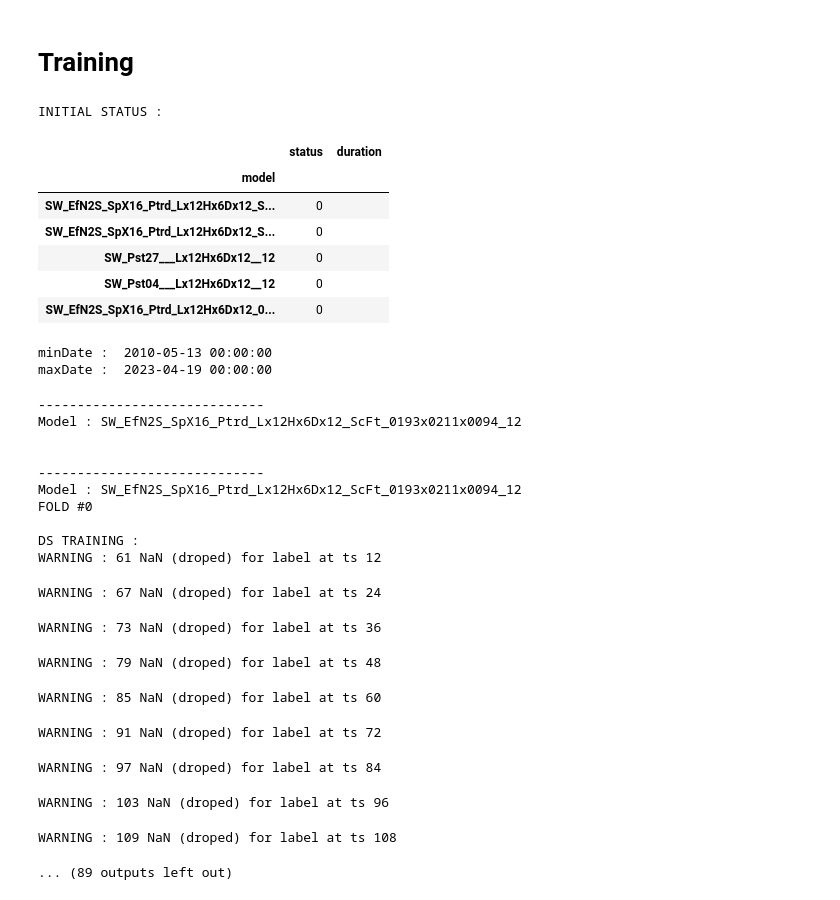
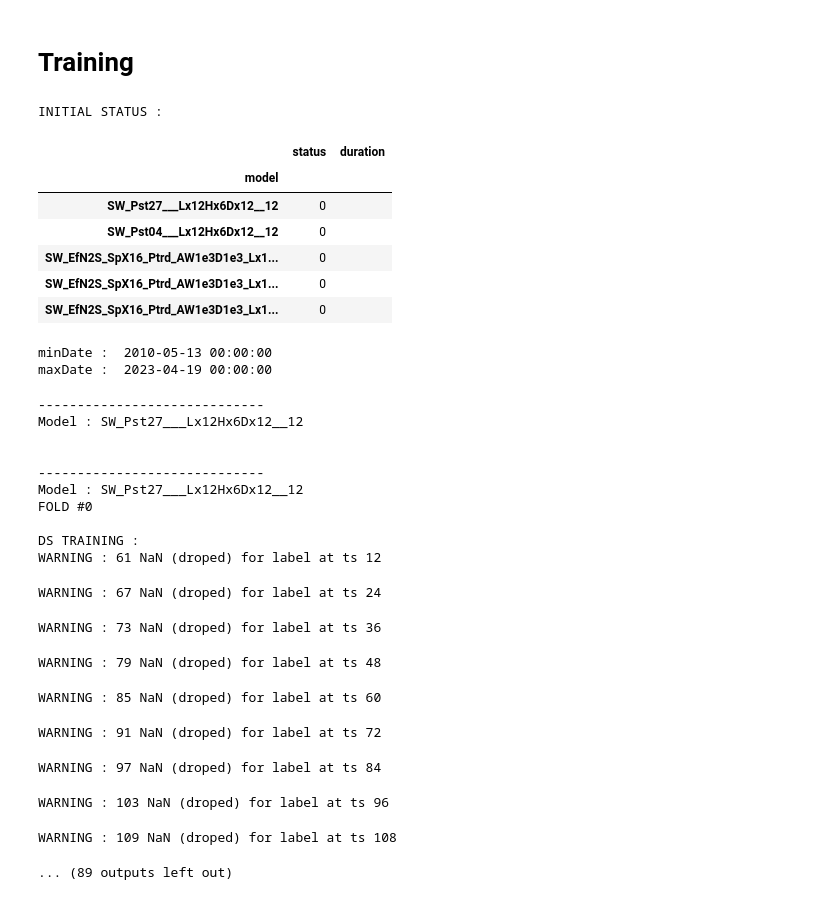
Before and after one commit to gfrancisco20/sundl, a Jupyter notebook: notebooks/ficat/1_Training.ipynb, the cells around one changed output. Cells and saved outputs as stored; diff of their text form; code cells hidden in the pictures.

```diff
--- a/notebooks/ficat/1_Training.ipynb
+++ b/notebooks/ficat/1_Training.ipynb
@@ -109,7 +131,7 @@ BATCH_SIZE    = 16
 IMG_SIZE      = (224, 224, 3) # (512, 1024, 3) (224, 448, 3)
 # PTCH_SIZE    = (112, 112, 3) # (256, 256, 3) (112, 112, 3)
 
-NEW_FOLDER_NAME   = 'Ficattina'                 # New folder in which to store results
+NEW_FOLDER_NAME   = 'Tests'                 # New folder in which to store results
 CONTINUING_FOLDER = None # Existing foler in which to store results
 
 # CV PARAMETERS
@@ -314,8 +336,8 @@ from utilsTraining import setUpResultFolder, trainConstantModel, printTrainingRe
 from sundl.utils.data import read_Dataframe_With_Dates, loadMinMaxDates
 
 models = [
-  # (persistant27, None),
-  # (persistant4 , None),
+  (persistant27, None),
+  (persistant4 , None),
   (sp16        , ['0193x0211x0094']),
   (sp16scFt    , ['0193x0211x0094']),
   (sp16scBs    , ['0193x0211x0094'])
@@ -478,46 +500,46 @@ for modelInstantiater, channels in tqdm(models):
             pathConfigModel = modelDirSub + f'_config.pkl'
             modelInstantiater.saveConfig(pathConfigModel)
 
         # PRINTING TRAINING HISTORY
         printTrainingResults(historyData)
 
 
         # SAVING FOLD RESULTS
         res[full_name_comb].append(pd.DataFrame(historyData))
         res[full_name_comb][-1].index.names = ['epoch']
         num_inst = len(dfSamples_train)
         res[full_name_comb][-1]['num_train_inst'] = (res[full_name_comb][-1].index + 1) * num_inst
         res[full_name_comb][-1].to_csv(resDir+f'/training_folds/training_{full_name_comb}_fd{kf:0>3d}.csv',index=True)
         kf+=1 # fold index
 
 
       # END OF CV-LOOP
       #===================================================
 
     # SAVING GENERAL RESULTS
     res, best, bestCVCrossEpoch = saveTrainingResults(resDir, res, best, bestCVCrossEpoch, full_name_comb, CV_K)
 
     duration = time.time() - duration
     log.loc[full_name_comb, 'status'] = 1
     log.loc[full_name_comb, 'duration'] = f'{duration//3600:0>2.0f}h {duration//60%60:0>2.0f}m {duration%60:0>2.0f}s'
     log.to_csv(resDir + '/log.csv')
 # %% [output]
 INITIAL STATUS :
 |  | status | duration |
 | model |  |  |
-| SW_EfN2S_SpX16_Ptrd_Lx12Hx6Dx12_S... | 0 |  |
-| SW_EfN2S_SpX16_Ptrd_Lx12Hx6Dx12_S... | 0 |  |
 | SW_Pst27___Lx12Hx6Dx12__12 | 0 |  |
 | SW_Pst04___Lx12Hx6Dx12__12 | 0 |  |
-| SW_EfN2S_SpX16_Ptrd_Lx12Hx6Dx12_0... | 0 |  |
+| SW_EfN2S_SpX16_Ptrd_AW1e3D1e3_Lx1... | 0 |  |
+| SW_EfN2S_SpX16_Ptrd_AW1e3D1e3_Lx1... | 0 |  |
+| SW_EfN2S_SpX16_Ptrd_AW1e3D1e3_Lx1... | 0 |  |
 minDate :  2010-05-13 00:00:00
 maxDate :  2023-04-19 00:00:00
 -----------------------------
-Model : SW_EfN2S_SpX16_Ptrd_Lx12Hx6Dx12_ScFt_0193x0211x0094_12
+Model : SW_Pst27___Lx12Hx6Dx12__12
 
 
 -----------------------------
-Model : SW_EfN2S_SpX16_Ptrd_Lx12Hx6Dx12_ScFt_0193x0211x0094_12
+Model : SW_Pst27___Lx12Hx6Dx12__12
 FOLD #0
 
 DS TRAINING :
```
Also changed, not shown: parts of 3 cells of this notebook, 4 other files.
